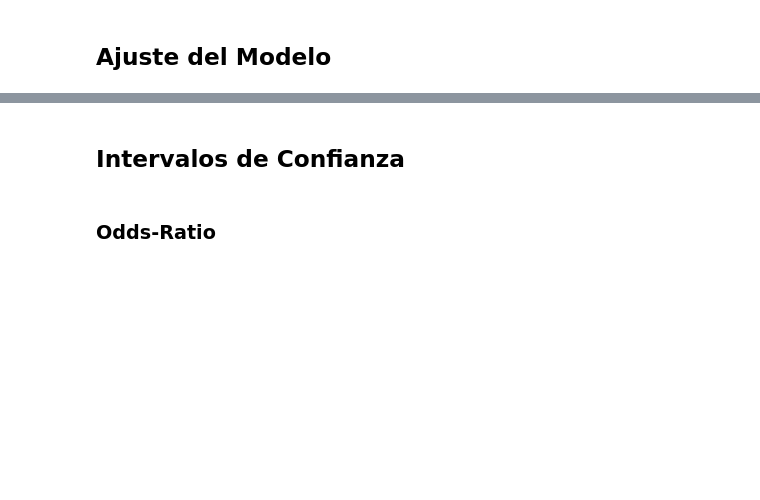
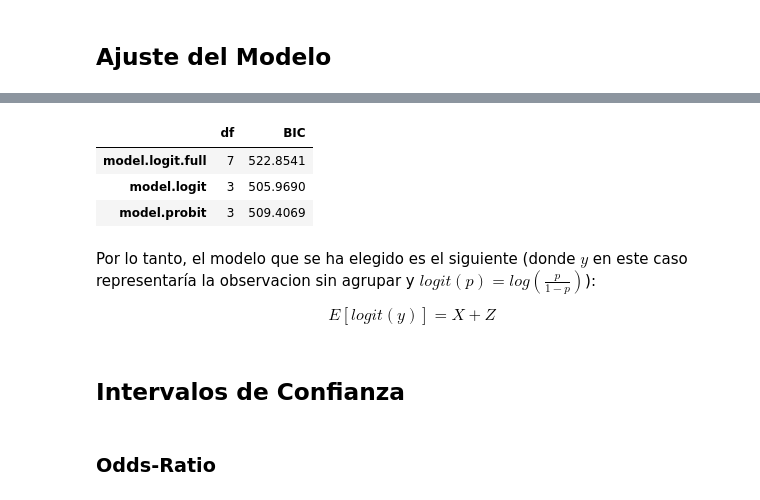
Before and after one commit to garciparedes/logistic-contingency, a Jupyter notebook: notebook.ipynb, the cells around one changed output, grey strips where cells are left out. Cells and saved outputs as stored; diff of their text form; code cells hidden in the pictures; blank space fills up the shorter version.

```diff
--- a/notebook.ipynb
+++ b/notebook.ipynb
@@ -61,2 +179,13 @@ pairs(y ~ x + t + z, datos, pch = 20)
+# %%
+BIC(model.logit.full, model.logit, model.probit)
+# %% [output]
+|  | df | BIC |
+| model.logit.full | 7 | 522.8541 |
+| model.logit | 3 | 505.9690 |
+| model.probit | 3 | 509.4069 |
+# %% [markdown]
+Por lo tanto, el modelo que se ha elegido es el siguiente (donde $y$ en este caso representaría la observacion sin agrupar y $logit(p) = log(\frac{p}{1-p})$):
+
+$$E[logit(y)] = X + Z$$
 # %% [markdown]
 ## Intervalos de Confianza
```
Also changed, not shown: parts of 35 cells of this notebook.
